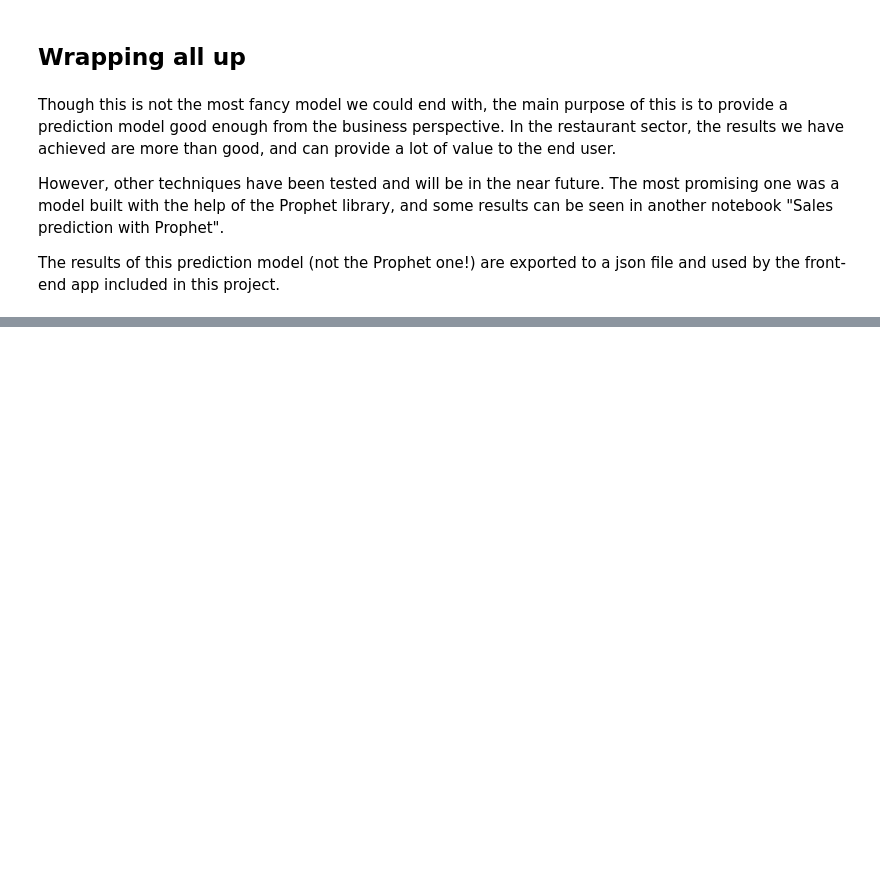
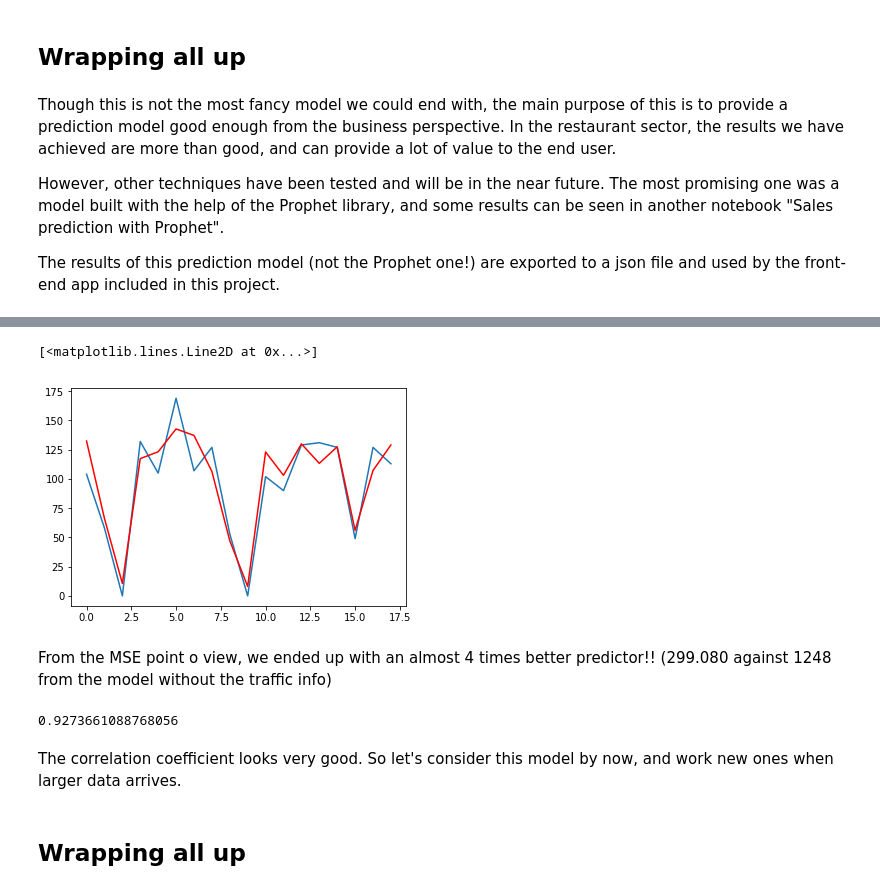
Before and after one commit to gmartinerro/jarvis, a Jupyter notebook: notebooks/final notebooks/Sales prediction using ML.ipynb, the cells around one changed output, grey strips where cells are left out. Drawn from its saved outputs; the diff is of its cells as text; code cells hidden in the pictures; blank space fills up the shorter version.

```diff
--- a/notebooks/final notebooks/Sales prediction using ML.ipynb
+++ b/notebooks/final notebooks/Sales prediction using ML.ipynb
@@ -448,0 +570,3 @@ forecast[['date','orders','t1','sol','forecast']].to_json('../data/forecast.json
+# %%
+reg2 = GradientBoostingRegressor(max_depth=best_fit['max_depth'],min_samples_leaf=best_fit['min_samples_leaf'])
+reg2.fit(X,y)
@@ -448,0 +581,16 @@ forecast[['date','orders','t1','sol','forecast']].to_json('../data/forecast.json
+# %%
+plt.plot(y_test.values)
+plt.plot(reg2.predict(X_test),color='red')
+# %% [output]
+[<matplotlib.lines.Line2D at 0x...>]
+[figure, added]
+# %% [markdown]
+From the MSE point o view, we ended up with an almost 4 times better predictor!! (299.080 against 1248 from the model without the traffic info)
+# %%
+np.corrcoef(y_test,reg2.predict(X_test))[0][1]
+# %% [output]
+0.9273661088768056
+# %% [markdown]
+The correlation coefficient looks very good. So let's consider this model by now, and work new ones when larger data arrives.
+# %% [markdown]
+## Wrapping all up
```
Also changed, not shown: parts of 26 cells of this notebook, 4 other files.
